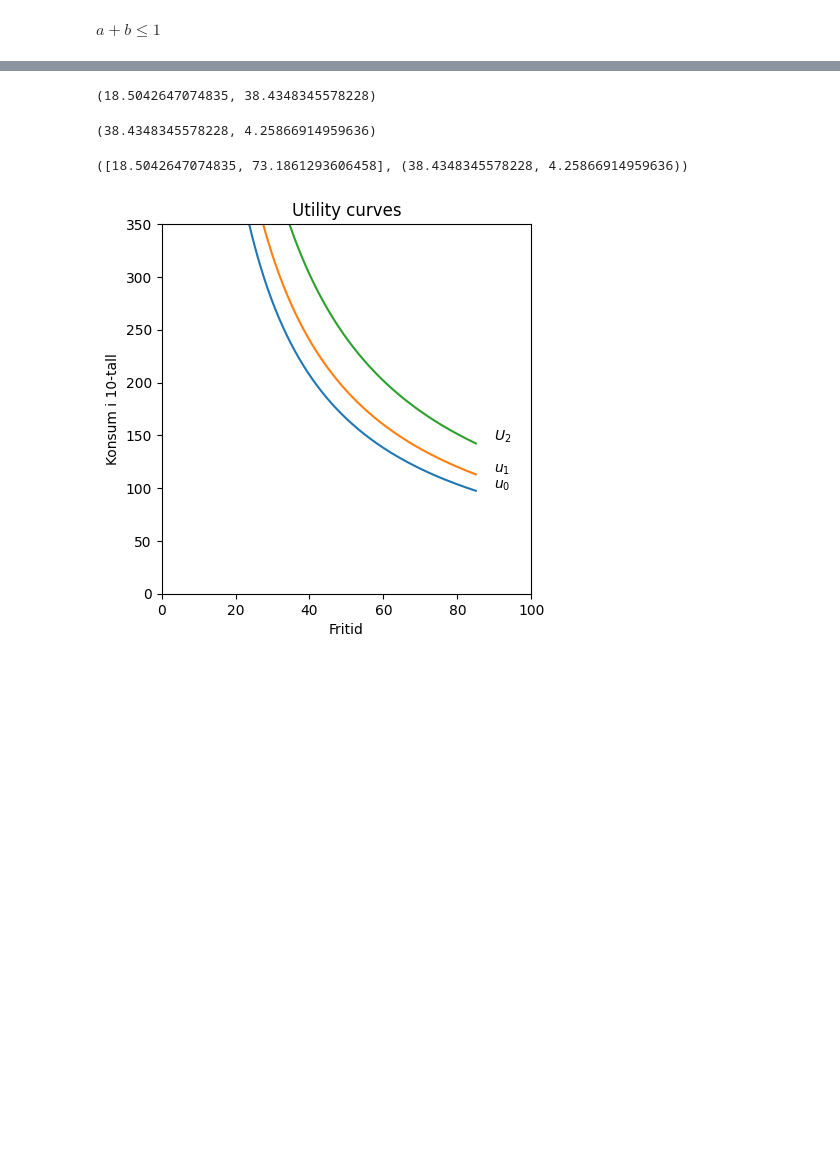
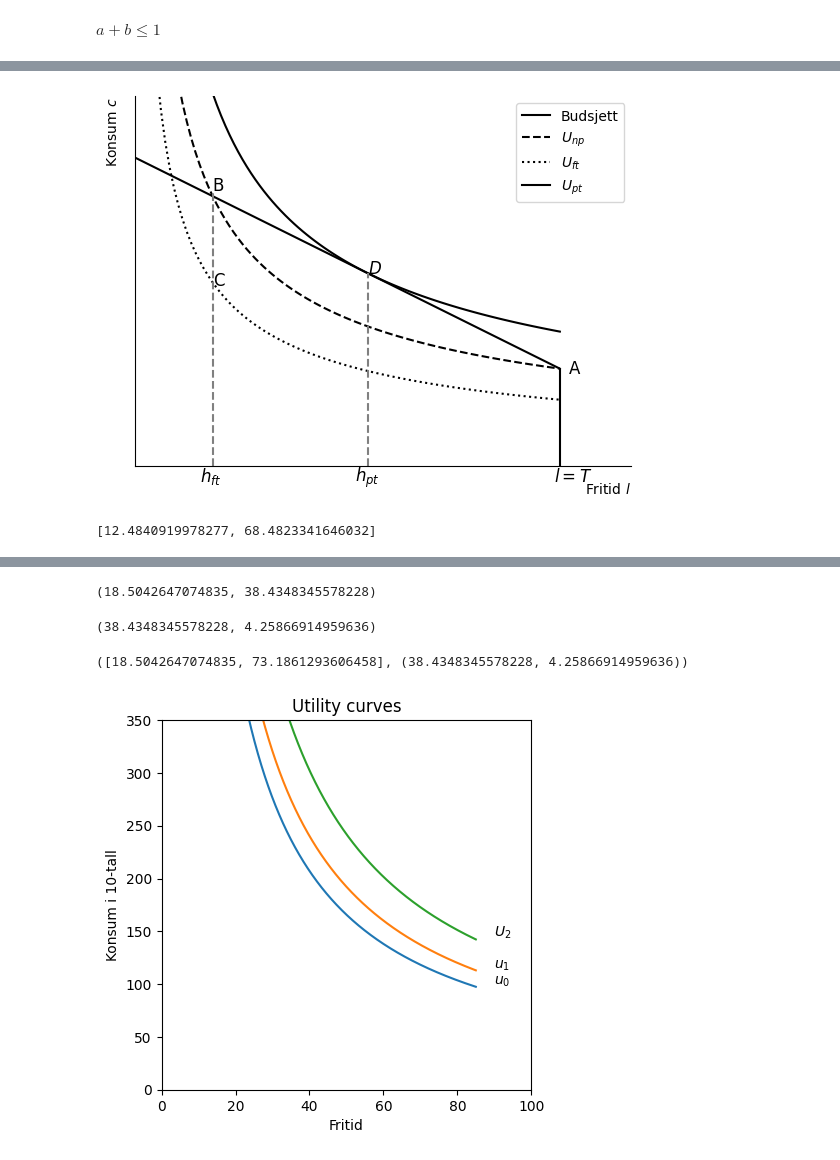
Before and after one commit to Danieljoha/Sok-2008, a Jupyter notebook: Utfordring 1/datajobbing.ipynb, the cells around one changed output, grey strips where cells are left out. Saved outputs shown, nothing was run; the diff lists cells and outputs as text; code cells hidden in the pictures; blank space fills up the shorter version.

```diff
--- a/Utfordring 1/datajobbing.ipynb
+++ b/Utfordring 1/datajobbing.ipynb
@@ -130,0 +357,80 @@ ax.legend()
+# %%
+
+x=np.linspace(0.001,100, 100)
+
+
+
+#intersections for the indifference curves and budget line
+int_eq = indiff_x_2(nytte_menn-3.5,.3,.5,c) - budsjett(2000, 20, 20, c)
+int_eq_2 = indiff_x_2(nytte_menn-7,.3,.5,c) - budsjett(2000, 20, 20, c)
+
+int_1 = sp.solve(int_eq, c)
+int_2 = sp.solve(int_eq_2, c)
+
+fig, ax = plt.subplots()
+
+
+
+ax.set_ylabel('Konsum $c$', loc='top')
+ax.set_xlabel('Fritid $l$', loc='right')
+ax.spines['top'].set_color('none')
+ax.spines['right'].set_color('none')
+
+
+#no numbers on axis
+ax.xaxis.set_major_formatter(plt.NullFormatter())
+ax.yaxis.set_major_formatter(plt.NullFormatter())
+#no ticks on x or y axis
+ax.xaxis.set_ticks_position('none')
+ax.yaxis.set_ticks_position('none')
+
+x_res=np.linspace(0.001,float(int_1[1]), 100)
+ax.plot(x_res, budsjett(2000, 20, 20, x_res), label='Budsjett', color="black")
+
+
+
+
+ax.plot(x_res, indiff_x_2(nytte_menn-3.5,.3,.5,x_res), color= "black", label="$U_{np}$", ls='dashed')
+#small dashes
+ax.plot(x_res, indiff_x_2(nytte_menn-7,.3,.5,x_res), color= "black", label="$U_{ft}$", ls='dotted')
+
+
+ax.text(70, 30, 'A', fontsize=12)
+
+
+ax.text(int_1[0], budsjett(2000, 20, 20, x_res)[15], 'B', fontsize=12)
+ax.text(int_1[0], budsjett(2000, 20, 20, x_res)[60], 'C', fontsize=12)
+#vlines
+ax.vlines(int_1[0],0,budsjett(2000, 20, 20, x_res)[15], color='grey',ls='dashed')
+ax.vlines(int_1[1],0,budsjett(2000, 20, 20, x_res)[99], color='black',ls='solid')
+#text
+ax.text(int_1[0]-2, -5, '$h_{ft}$', fontsize=12)
+ax.text(int_1[1]-1, -5, '$l=T$', fontsize=12)
+
+
+#vis navnene:
+ax.legend()
+ax.set_xlim(0, 80)
+ax.set_ylim(0, 120)
+#savefig
+plt.savefig('tvunget.png')
+
+
+ax.plot(x_res, indiff_x_2(nytte_menn,.3,.5,x_res), color= "black", label="$U_{pt}$")
+#scatter at budget
+ax.text(x_1_num_menn, x_2_num_menn, '$D$', fontsize=12)
+#vlines hlines
+ax.vlines(x_1_num_menn,0,x_2_num_menn, color='grey',ls='dashed')
+ax.text(x_1_num_menn-2, -5, '$h_{pt}$', fontsize=12)
+
+
+
+ax.legend()
+
+plt.savefig('deltid.png')
+# %% [output]
+[figure, added]
+# %%
+int_1
+# %% [output]
+[12.4840919978277, 68.4823341646032]
```
Also changed, not shown: parts of 11 cells of this notebook, 23 other files.
